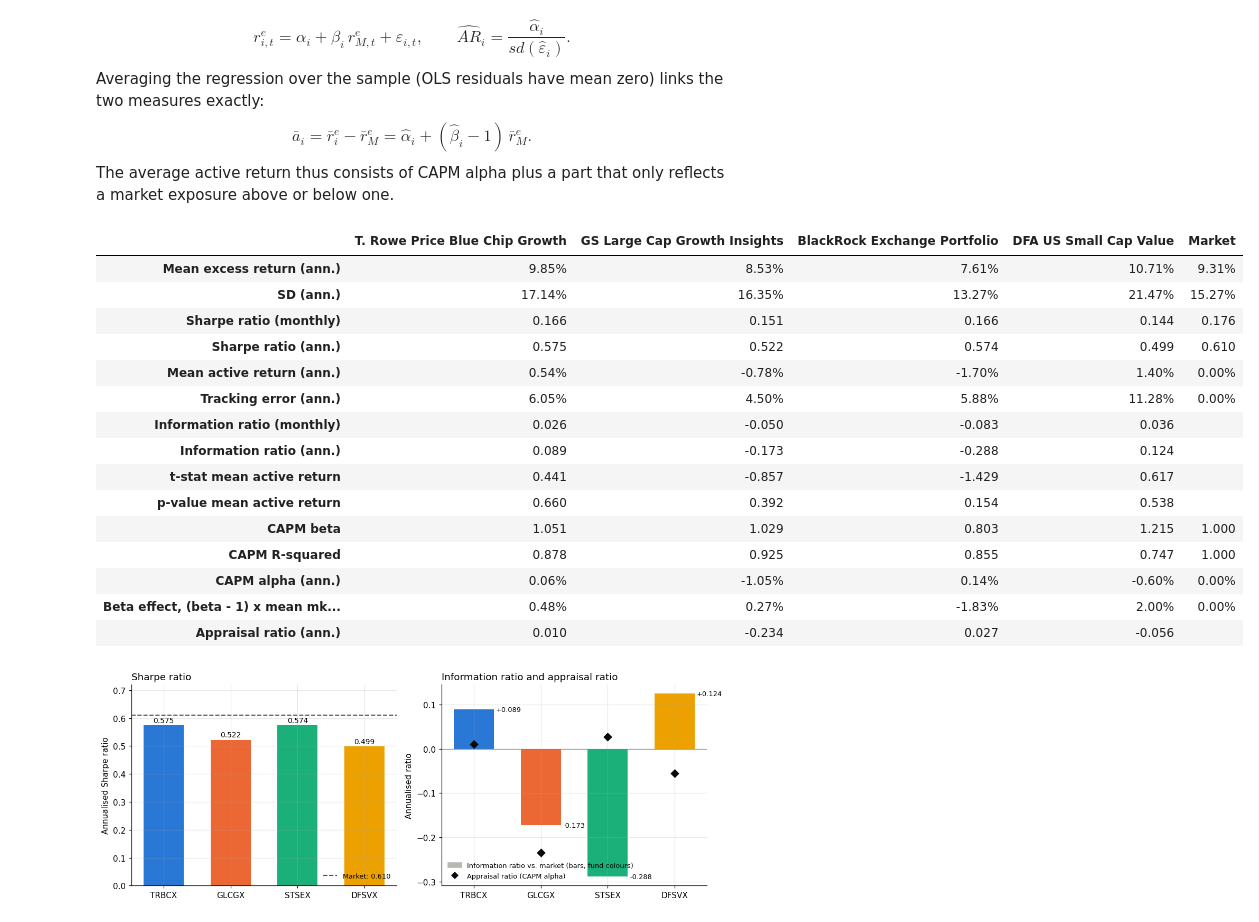
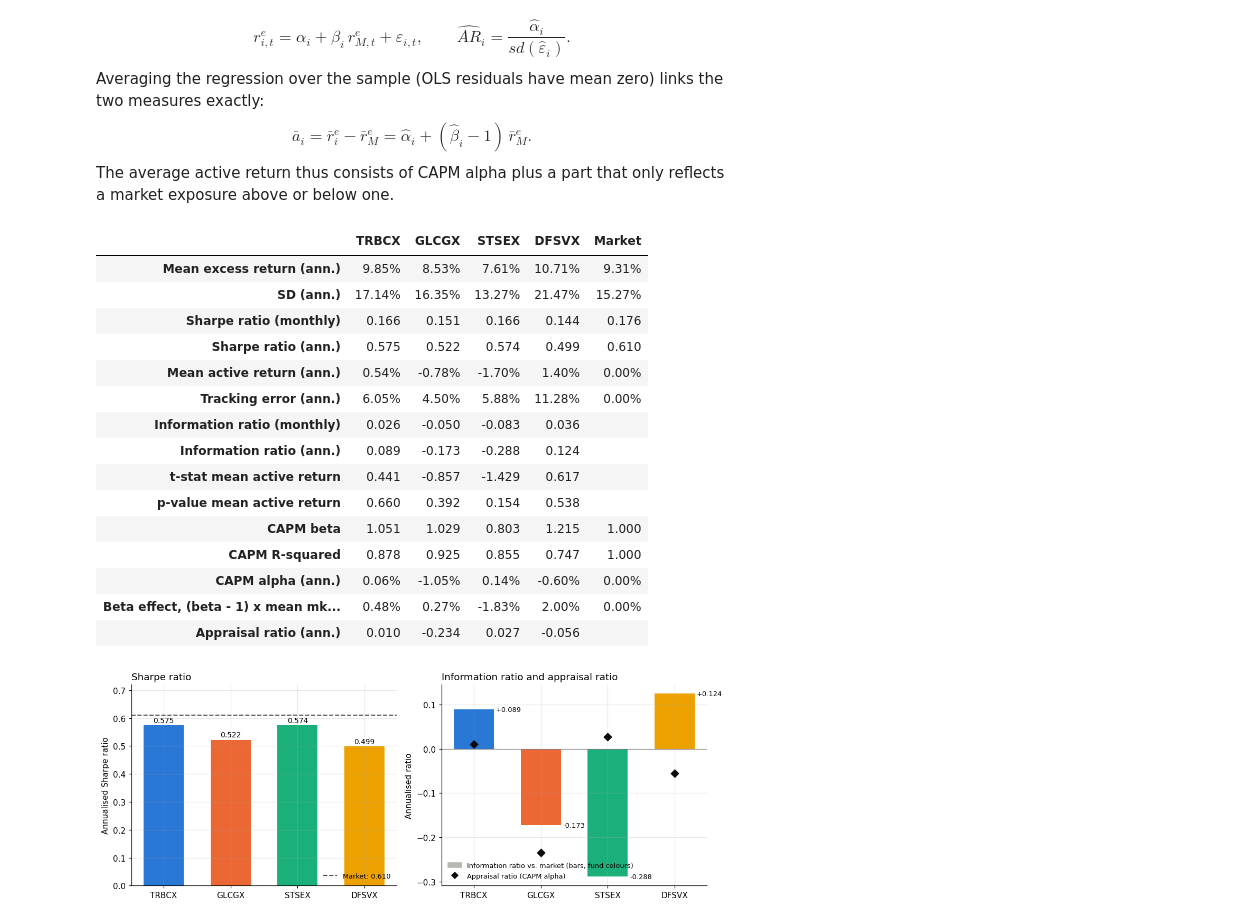
Before and after one commit to Oberdammer/asset_pricing, a Jupyter notebook: Assignment_3.ipynb, the cells around one changed output. Cells and saved outputs as stored; diff of their text form; code cells hidden in the pictures.

```diff
--- a/Assignment_3.ipynb
+++ b/Assignment_3.ipynb
@@ -564,35 +572,35 @@ The average active return thus consists of CAPM alpha plus a part that only refl
 active = excess.sub(mkt, axis=0)                                 # a_t = r_i - r_M
 t_active = active.mean() / (active.std() / np.sqrt(len(active)))   # = monthly IR x sqrt(T)
 p_active = pd.Series(2 * stats.t.sf(t_active.abs(), df=len(active) - 1), index=FUNDS)
 capm = {k: sm.OLS(excess[k], sm.add_constant(mkt)).fit() for k in FUNDS}
 
 perf = pd.DataFrame({
     "Mean excess return (ann.)": excess.mean() * 12,
     "SD (ann.)": excess.std() * np.sqrt(12),
     "Sharpe ratio (monthly)": excess.mean() / excess.std(),
     "Sharpe ratio (ann.)": excess.mean() / excess.std() * np.sqrt(12),
     "Mean active return (ann.)": active.mean() * 12,
     "Tracking error (ann.)": active.std() * np.sqrt(12),
     "Information ratio (monthly)": active.mean() / active.std(),
     "Information ratio (ann.)": active.mean() / active.std() * np.sqrt(12),
     "t-stat mean active return": t_active,
     "p-value mean active return": p_active,
     "CAPM beta": pd.Series({k: capm[k].params["Mkt-RF"] for k in FUNDS}),
     "CAPM R-squared": pd.Series({k: capm[k].rsquared for k in FUNDS}),
     "CAPM alpha (ann.)": pd.Series({k: capm[k].params["const"] * 12 for k in FUNDS}),
     "Beta effect, (beta - 1) x mean mkt excess (ann.)": pd.Series({k: (capm[k].params["Mkt-RF"] - 1) * mkt.mean() * 12 for k in FUNDS}),
     "Appraisal ratio (ann.)": pd.Series({k: capm[k].params["const"] / np.sqrt(capm[k].mse_resid) * np.sqrt(12) for k in FUNDS}),
 })
 perf.loc["MKT"] = [mkt.mean() * 12, mkt.std() * np.sqrt(12), mkt.mean() / mkt.std(), mkt.mean() / mkt.std() * np.sqrt(12),
                    0, 0, np.nan, np.nan, np.nan, np.nan, 1, 1, 0, 0, np.nan]
 
 pct_cols = ["Mean excess return (ann.)", "SD (ann.)", "Mean active return (ann.)", "Tracking error (ann.)",
             "CAPM alpha (ann.)", "Beta effect, (beta - 1) x mean mkt excess (ann.)"]
-perf.rename(index=NAMES).T.style.format(
+perf.rename(index={"MKT": "Market"}).T.style.format(
     lambda v: "" if pd.isna(v) else f"{v:.3f}"
 ).format(lambda v: f"{v:.2%}", subset=pd.IndexSlice[pct_cols, :])
 # %% [output]
-|  | T. Rowe Price Blue Chip Growth | GS Large Cap Growth Insights | BlackRock Exchange Portfolio | DFA US Small Cap Value | Market |
+|  | TRBCX | GLCGX | STSEX | DFSVX | Market |
 | Mean excess return (ann.) | 9.85% | 8.53% | 7.61% | 10.71% | 9.31% |
 | SD (ann.) | 17.14% | 16.35% | 13.27% | 21.47% | 15.27% |
 | Sharpe ratio (monthly) | 0.166 | 0.151 | 0.166 | 0.144 | 0.176 |
```
Also changed, not shown: parts of 6 cells of this notebook, 1 other file.
